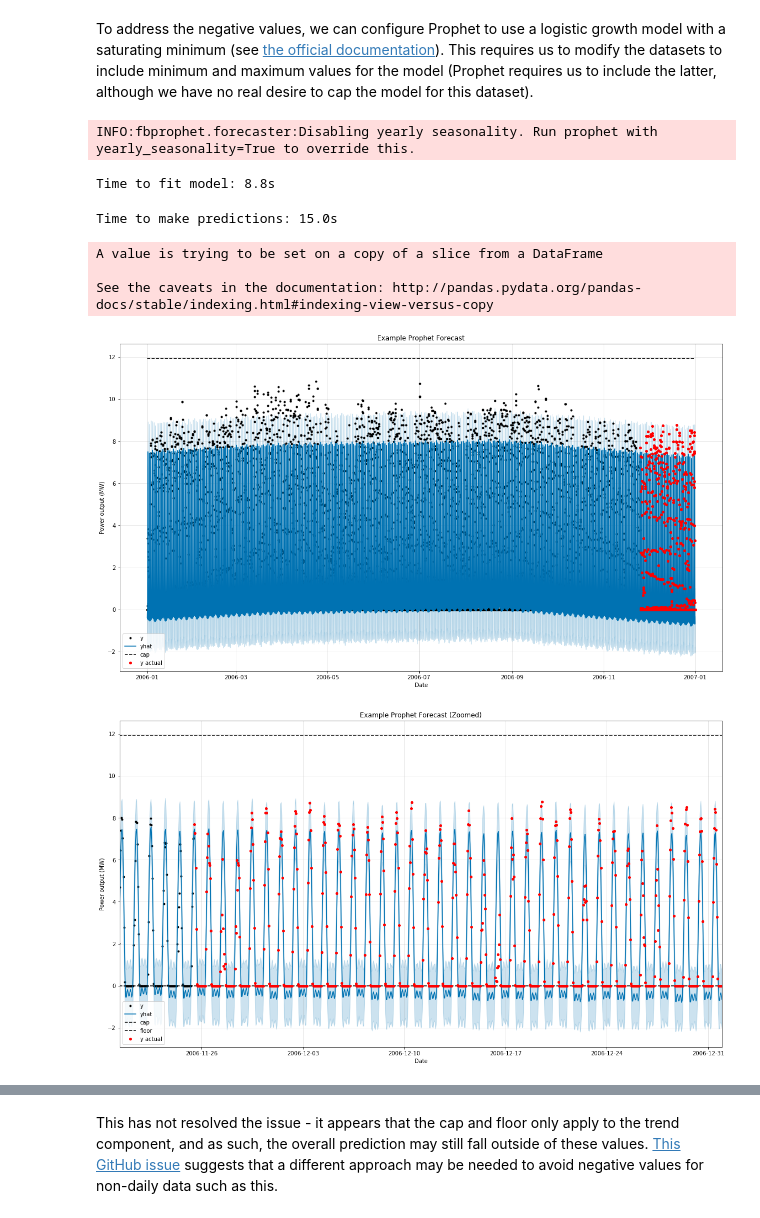
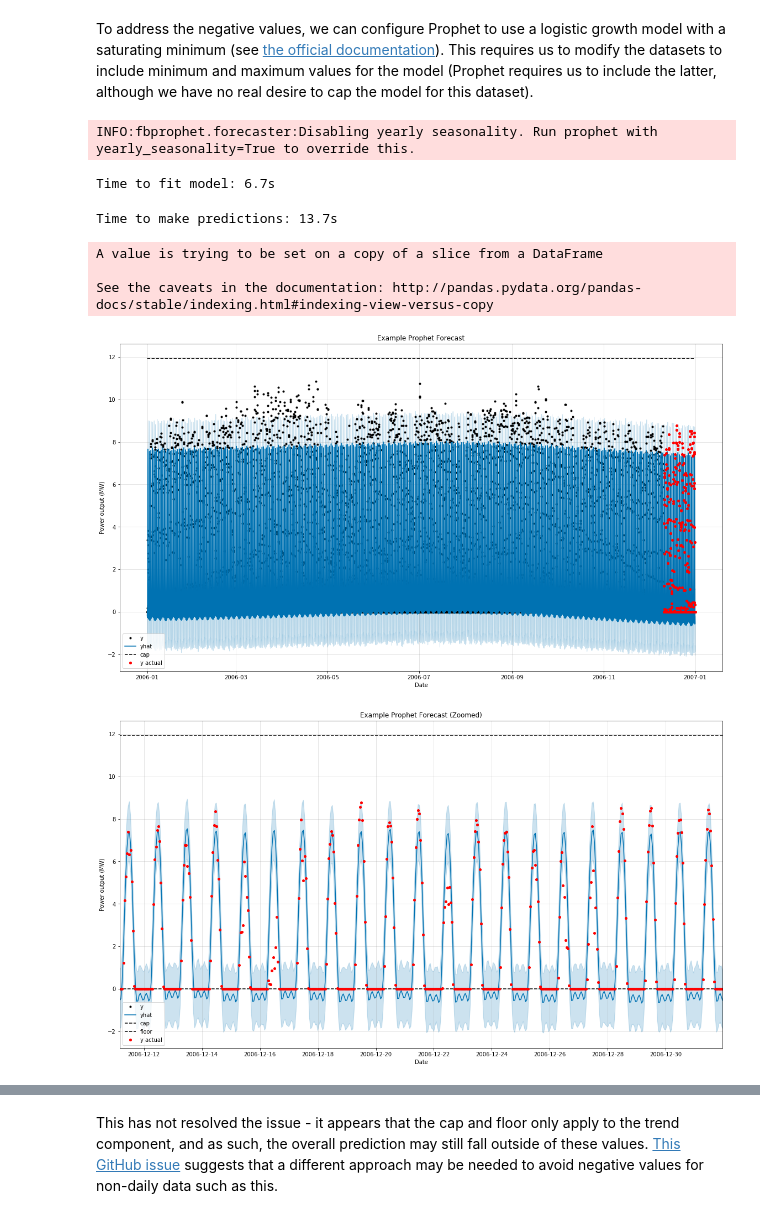
Before and after one commit to AidanCooper/forecasting, a Jupyter notebook: Prophet/california-solar-power.ipynb, the cells around one changed output, grey strips where cells are left out. Saved outputs shown, nothing was run; the diff lists cells and outputs as text; code cells hidden in the pictures.

```diff
--- a/Prophet/california-solar-power.ipynb
+++ b/Prophet/california-solar-power.ipynb
@@ -62,5 +62,5 @@ We'll train on the initial 90% of the data and test on the final 10%. We start b
 # %%
-train_length = int(len(df_ex)*0.9)
+train_length = len(df_ex) - 500
 # %% [markdown]
 ## Model 1 - Prophet Default
 # %% [markdown]
@@ -130,7 +130,7 @@ toc = time()
 print("Time to fit model: {:.1f}s".format(toc-tic))
 # %% [output]
 INFO:fbprophet.forecaster:Disabling yearly seasonality. Run prophet with yearly_seasonality=True to override this.
-Time to fit model: 8.8s
+Time to fit model: 6.7s
 # %%
 tic = time()
 forecast_sm = m_sm.predict(df_ex)
@@ -141,7 +141,7 @@ forecast_sm['y'] = df_ex['y']
 forecast_sm['training'] = 0
 forecast_sm['training'][:train_length] = 1
 # %% [output]
-Time to make predictions: 15.0s
+Time to make predictions: 13.7s
 A value is trying to be set on a copy of a slice from a DataFrame
 
 See the caveats in the documentation: http://pandas.pydata.org/pandas-docs/stable/indexing.html#indexing-view-versus-copy
@@ -153,17 +153,17 @@ ax.plot_date(forecast_sm.loc[forecast['training'] == 0, 'ds'], forecast_sm.loc[f
 ax.set_title('Example Prophet Forecast')
 ax.legend();
 # %% [output]
-[figure, old version]
+[figure, new version]
 # %%
 fig, ax = plt.subplots(figsize=(16, 9))
 m_sm.plot(forecast_sm, ax=ax, xlabel='Date', ylabel='Power output (MW)')
 ax.plot_date(forecast_sm.loc[forecast['training'] == 0, 'ds'], forecast_sm.loc[forecast['training'] == 0, 'y'],
              c='r', markersize=4, label='y actual')
 ax.set_title('Example Prophet Forecast (Zoomed)')
 ax.legend()
-ax.set_xlim(forecast_sm['ds'].iloc[-1000], forecast_sm['ds'].iloc[-1]);
+ax.set_xlim(forecast_sm['ds'].iloc[-500], forecast_sm['ds'].iloc[-1]);
 # %% [output]
-[figure, old version]
+[figure, new version]
 # %%
 fig = m_sm.plot_components(forecast_sm)
 # %% [output]
```
Also changed, not shown: parts of 18 cells of this notebook, 6 other files.
